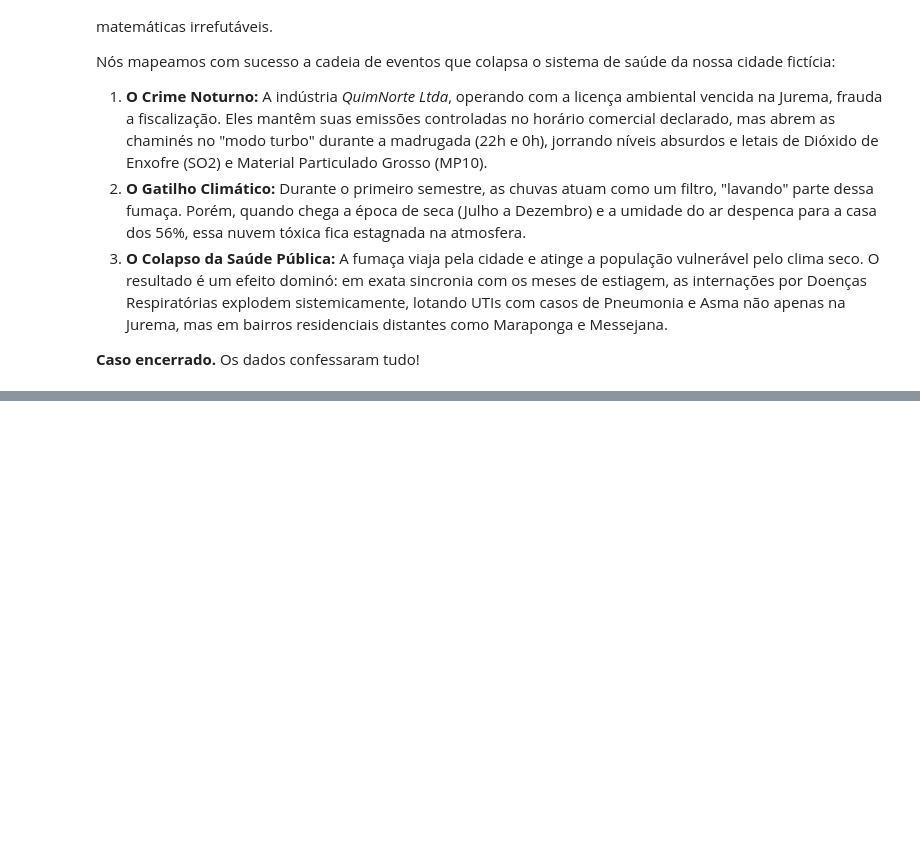
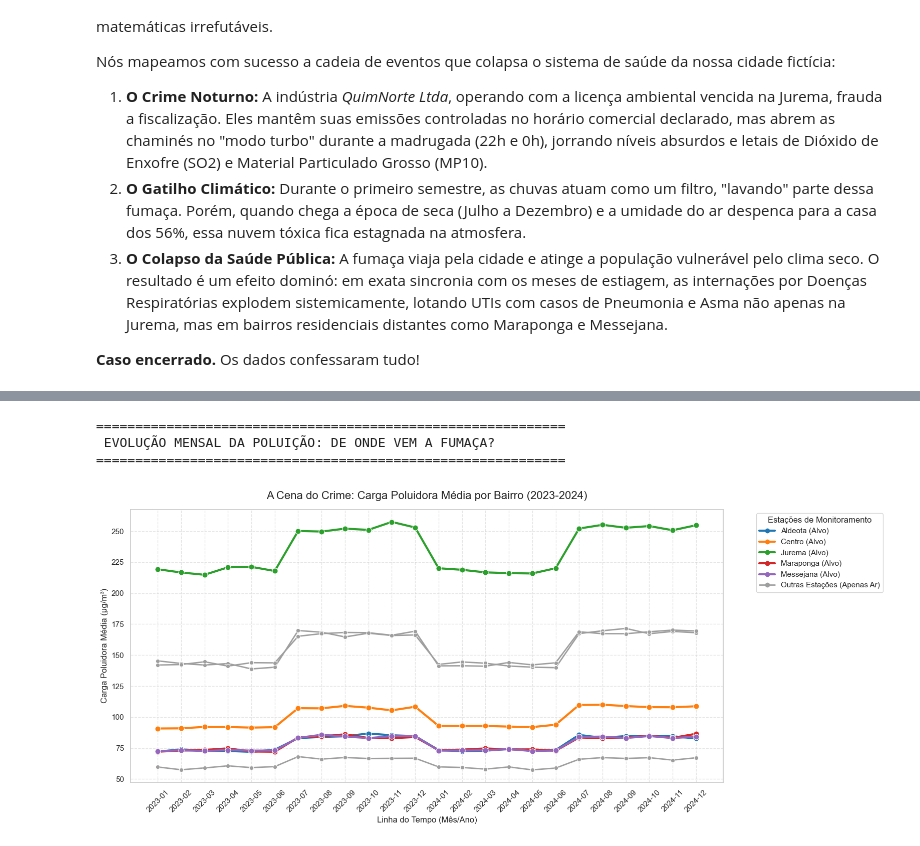
Before and after one commit to felipecezar01/projeto3_poluicao_atmosferica-CDT13, a Jupyter notebook: notebooks/investigacao.ipynb, the cells around one changed output, grey strips where cells are left out. Drawn from its saved outputs; the diff is of its cells as text; code cells hidden in the pictures; blank space fills up the shorter version.

```diff
--- a/notebooks/01_relatorio_alerta_vermelho.ipynb
+++ b/notebooks/investigacao.ipynb
@@ -1855,0 +1981,68 @@ Nós mapeamos com sucesso a cadeia de eventos que colapsa o sistema de saúde da
+# %%
+import pandas as pd
+import matplotlib.pyplot as plt
+import seaborn as sns
+from matplotlib.lines import Line2D
+
+print("="*60)
+print(" EVOLUÇÃO MENSAL DA POLUIÇÃO: DE ONDE VEM A FUMAÇA?")
+print("="*60)
+
+# 1. Tratamento otimizado de datas para o banco de dados de Ar
+df_ar['data'] = pd.to_datetime(df_ar['data'], format='%Y-%m-%d')
+df_ar['ano_mes'] = df_ar['data'].dt.to_period('M').astype(str)
+
+# 2. Criando a "Carga Poluidora Total"
+# Somamos os 4 poluentes medidos para ter uma visão geral da toxicidade do ar
+df_ar['carga_total'] = df_ar['mp25_ugm3'] + df_ar['mp10_ugm3'] + df_ar['no2_ugm3'] + df_ar['so2_ugm3']
+
+# 3. Agrupando a média de poluição por mês e por estação (bairro)
+tendencia_ar = df_ar.groupby(['ano_mes', 'estacao'])['carga_total'].mean().reset_index()
+
+# 4. Preparações do Gráfico
+plt.figure(figsize=(16, 7))
+
+# Reaproveitando as variáveis do bloco anterior para manter a consistência visual
+bairros_alvo = ['Aldeota', 'Centro', 'Jurema', 'Maraponga', 'Messejana']
+cores_alvo = sns.color_palette('tab10', len(bairros_alvo))
+cor_cinza = '#9E9E9E'
+
+# Plotando os figurantes (Estações que NÃO temos dados hospitalares) em cinza
+estacoes_gerais = tendencia_ar[~tendencia_ar['estacao'].isin(bairros_alvo)]
+sns.lineplot(
+    data=estacoes_gerais,
+    x='ano_mes', y='carga_total', hue='estacao',
+    palette=[cor_cinza] * len(estacoes_gerais['estacao'].unique()),
+    linewidth=2.0, marker='o', legend=False
+)
+
+# Plotando os nossos ALVOS investigados (Coloridos e em destaque)
+estacoes_monitoradas = tendencia_ar[tendencia_ar['estacao'].isin(bairros_alvo)]
+sns.lineplot(
+    data=estacoes_monitoradas,
+    x='ano_mes', y='carga_total', hue='estacao',
+    palette=dict(zip(bairros_alvo, cores_alvo)),
+    linewidth=3.0, marker='o', markersize=8, legend=False
+)
+
+# 5. Criando a Legenda Customizada
+elementos_legenda = []
+for bairro, cor in zip(bairros_alvo, cores_alvo):
+    elementos_legenda.append(Line2D([0], [0], color=cor, lw=3, marker='o', label=f"{bairro} (Alvo)"))
+elementos_legenda.append(Line2D([0], [0], color=cor_cinza, lw=2, marker='o', label="Outras Estações (Apenas Ar)"))
+
+# 6. Estilização final
+plt.title('A Cena do Crime: Carga Poluidora Média por Bairro (2023-2024)', fontsize=16, pad=15)
+plt.xlabel('Linha do Tempo (Mês/Ano)', fontsize=12)
+plt.ylabel('Carga Poluidora Média (µg/m³)', fontsize=12)
+plt.xticks(rotation=45)
+plt.grid(True, linestyle='--', alpha=0.5)
+
+plt.legend(handles=elementos_legenda, title='Estações de Monitoramento', bbox_to_anchor=(1.05, 1), loc='upper left')
+plt.tight_layout()
+plt.show()
+# %% [output]
+============================================================
+ EVOLUÇÃO MENSAL DA POLUIÇÃO: DE ONDE VEM A FUMAÇA?
+============================================================
+[figure, added]
```
Also changed, not shown: parts of 5 cells of this notebook, 1 other file.
